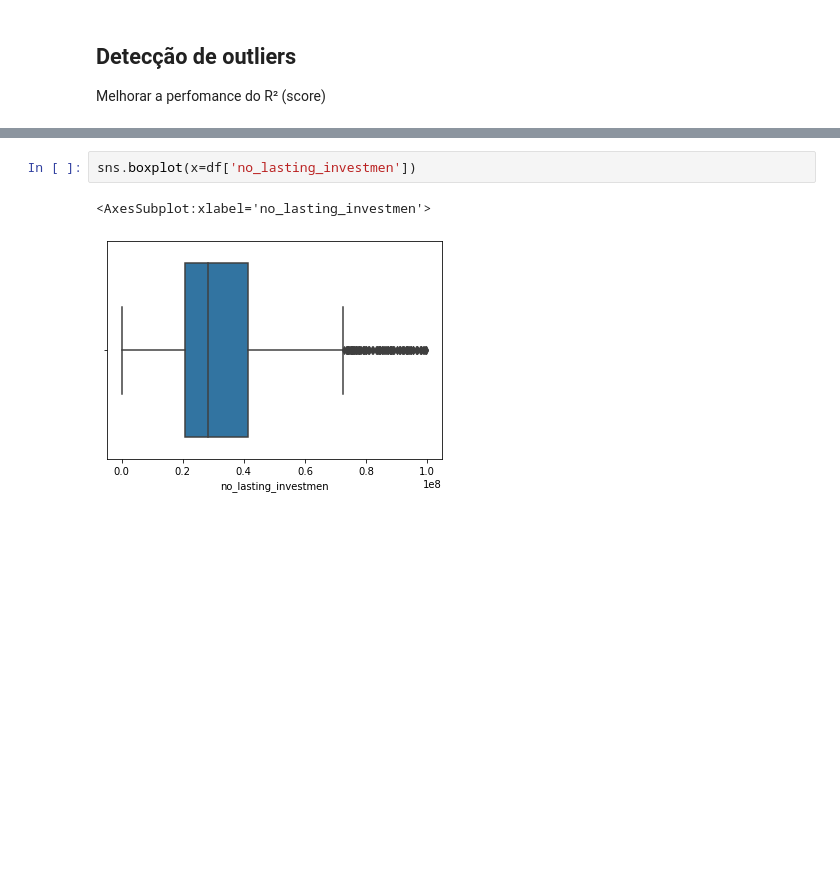
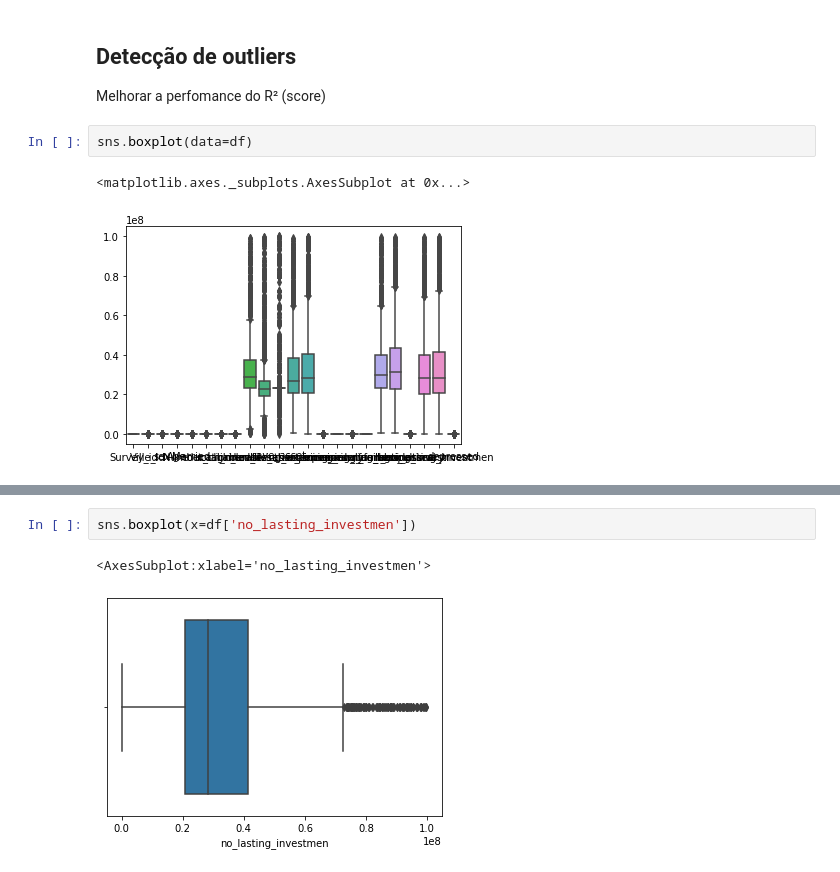
Before and after one commit to kaline/TrabalhoFinalML, a Jupyter notebook: dataset.ipynb, the cells around one changed output, grey strips where cells are left out. Cells and saved outputs as stored; diff of their text form; blank space fills up the shorter version.

Commit message:
boxplot

```diff
--- a/dataset.ipynb
+++ b/dataset.ipynb
@@ -186,3 +156,8 @@ dtype: int64
 ## Detecção de outliers
 
 Melhorar a perfomance do R² (score)
+# %%
+sns.boxplot(data=df)
+# %% [output]
+<matplotlib.axes._subplots.AxesSubplot at 0x...>
+[figure, added]
```
Also changed, not shown: parts of 4 cells of this notebook.
